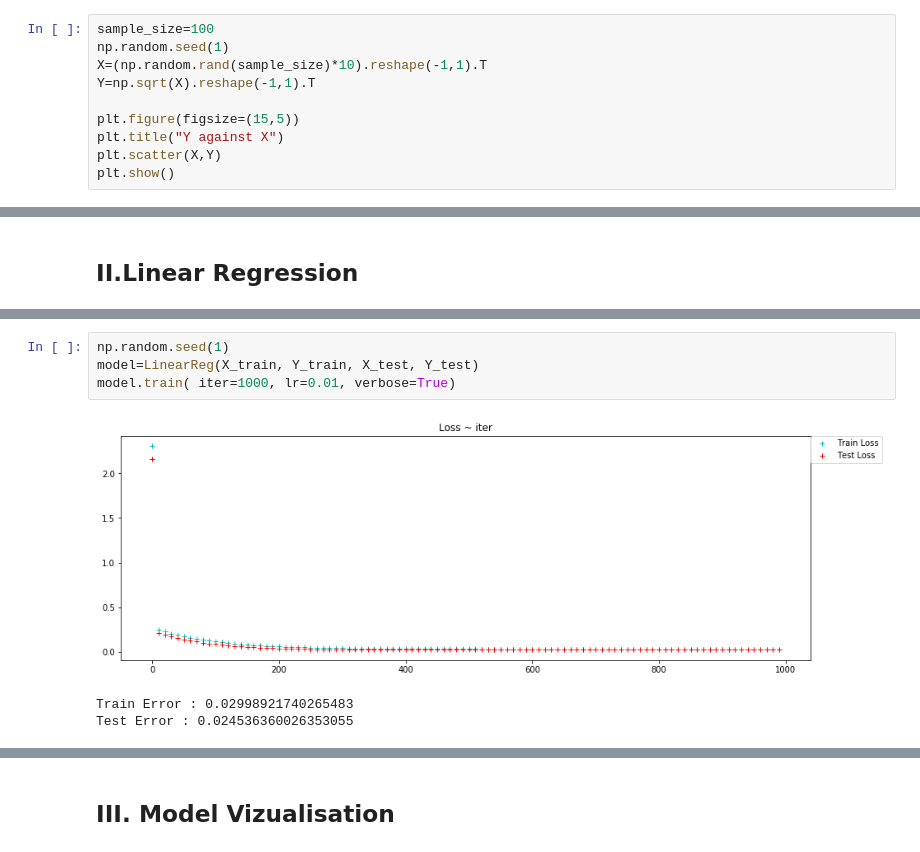
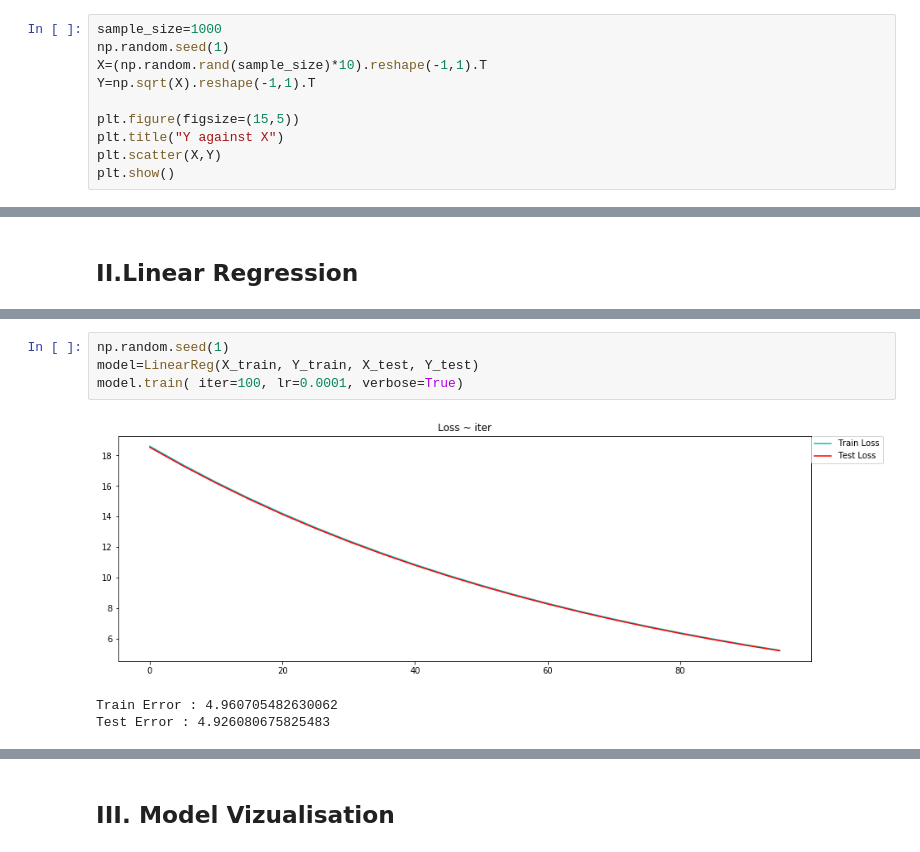
Before and after one commit to thaithai1/ML_from_scratch, a Jupyter notebook: LinearReg_run.ipynb, the cells around one changed output, grey strips where cells are left out. Drawn from its saved outputs; the diff is of its cells as text.

```diff
--- a/LinearReg_run.ipynb
+++ b/LinearReg_run.ipynb
@@ -8,7 +8,7 @@ import matplotlib.pyplot as plt
 # %% [markdown]
 ## I. Dataset
 # %%
-sample_size=100
+sample_size=1000
 np.random.seed(1)
 X=(np.random.rand(sample_size)*10).reshape(-1,1).T
 Y=np.sqrt(X).reshape(-1,1).T
@@ -37,8 +42,8 @@ plt.show()
 # %%
 np.random.seed(1)
 model=LinearReg(X_train, Y_train, X_test, Y_test)
-model.train( iter=1000, lr=0.01, verbose=True)
+model.train( iter=100, lr=0.0001, verbose=True)
 # %% [output]
-[figure, old version]
+[figure, new version]
-Train Error : 0.02998921740265483
-Test Error : 0.024536360026353055
+Train Error : 4.960705482630062
+Test Error : 4.926080675825483
```
Also changed, not shown: parts of 7 cells of this notebook, 4 other files.
